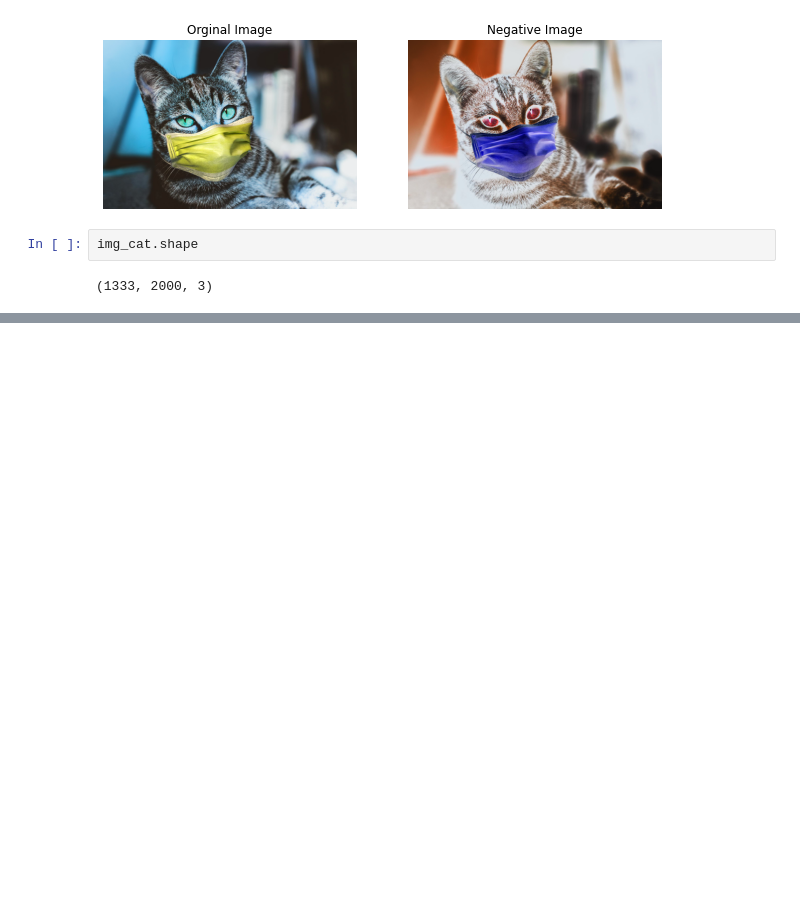
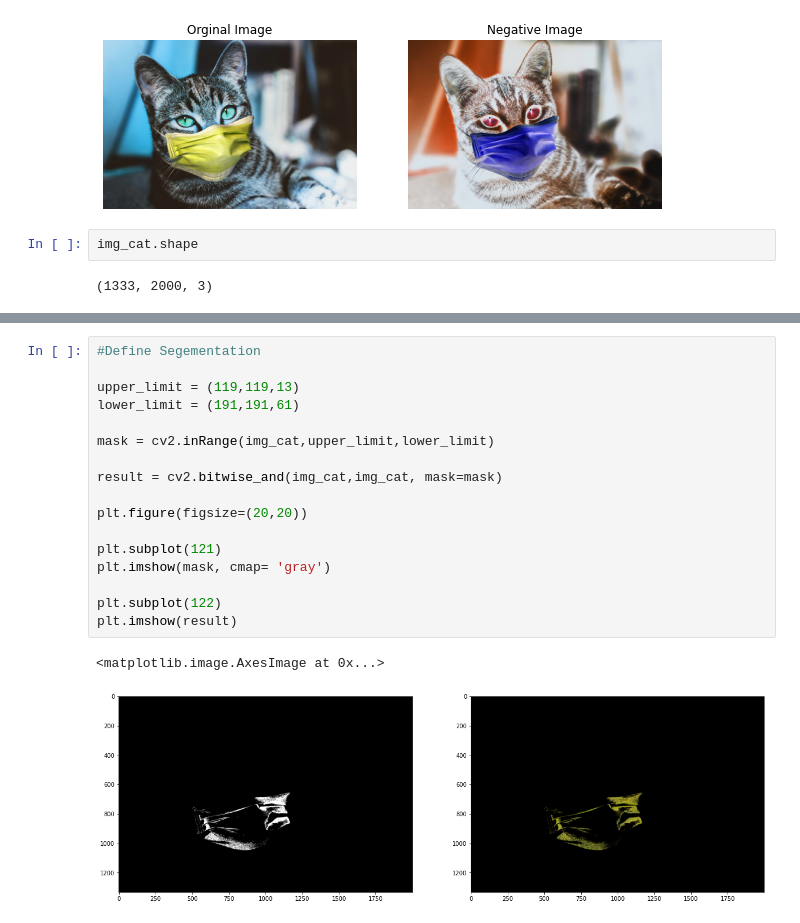
Before and after one commit to arianauwaibi/Basic_python, a Jupyter notebook: In Class Work/Image_data_analysis.ipynb, the cells around one changed output, grey strips where cells are left out. Drawn from its saved outputs; the diff is of its cells as text; blank space fills up the shorter version.

```diff
--- a/In Class Work/Image_data_analysis.ipynb
+++ b/In Class Work/Image_data_analysis.ipynb
@@ -137,0 +165,20 @@ plt.axis('off')
+# %%
+#Define Segementation
+
+upper_limit = (119,119,13)
+lower_limit = (191,191,61)
+
+mask = cv2.inRange(img_cat,upper_limit,lower_limit)
+
+result = cv2.bitwise_and(img_cat,img_cat, mask=mask)
+
+plt.figure(figsize=(20,20))
+
+plt.subplot(121)
+plt.imshow(mask, cmap= 'gray')
+
+plt.subplot(122)
+plt.imshow(result)
+# %% [output]
+<matplotlib.image.AxesImage at 0x...>
+[figure, added]
```
Also changed, not shown: parts of 3 cells of this notebook.
